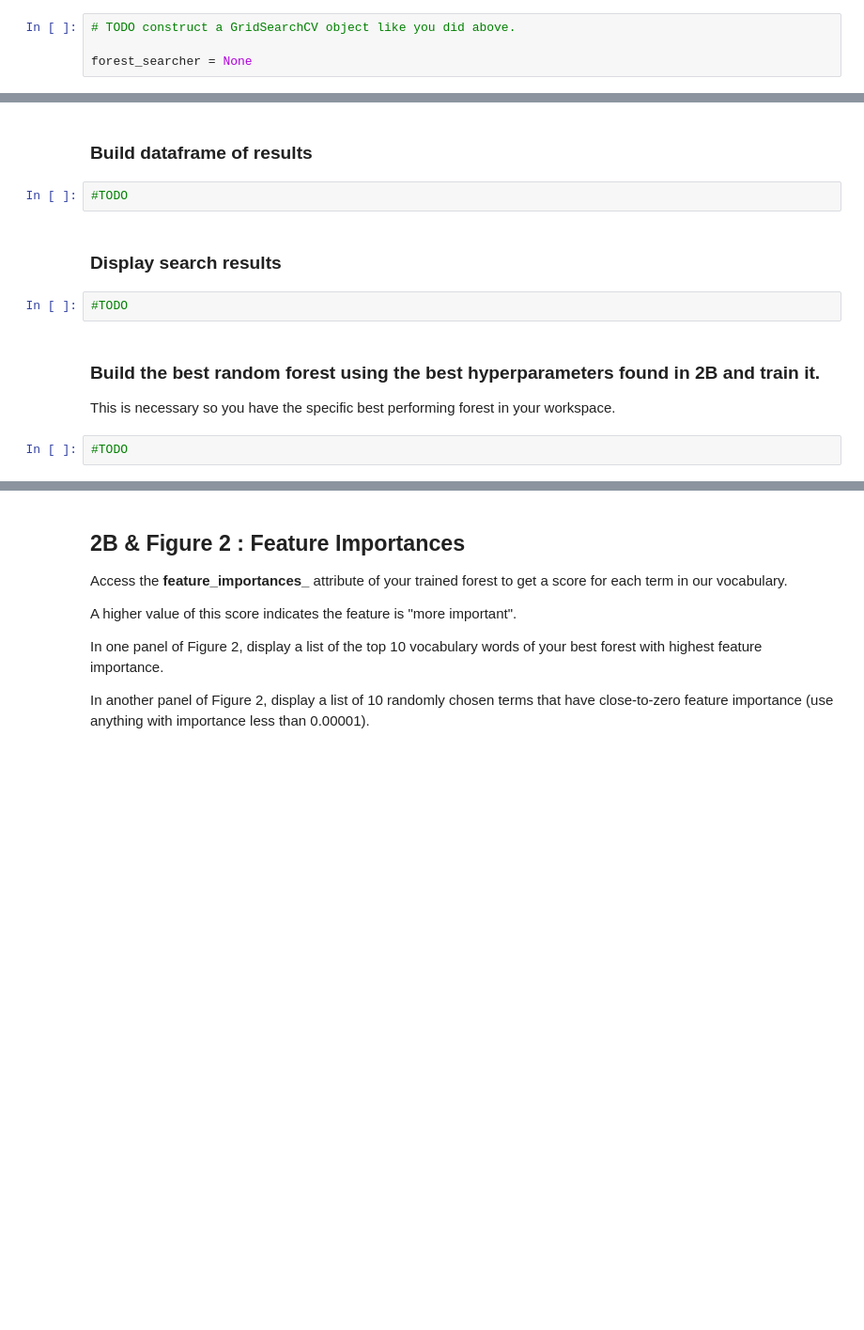
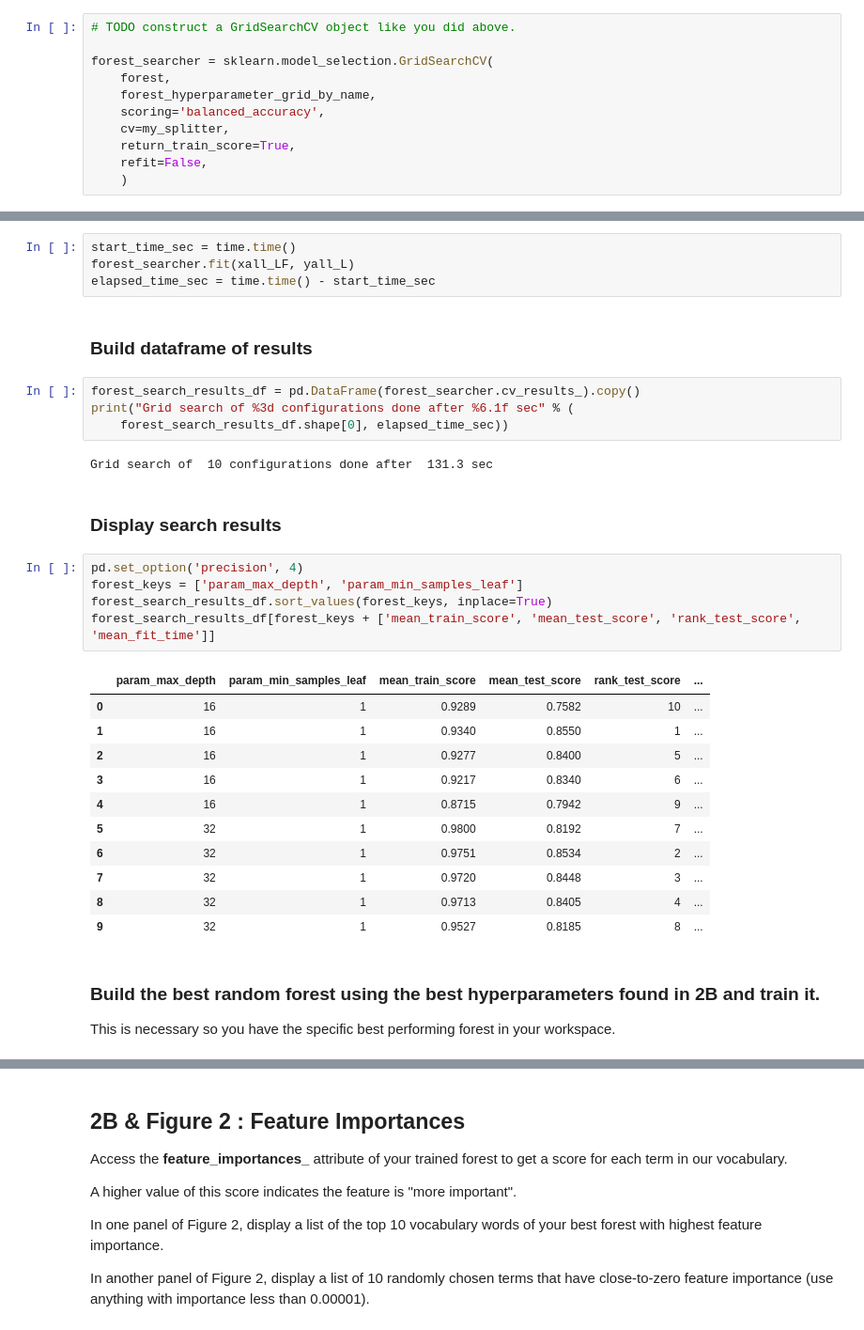
Before and after one commit to brawnerquan/comp135-20f-assignments, a Jupyter notebook: hw4/hw4.ipynb, the cells around one changed output, grey strips where cells are left out. Shown at 94% size. Cells and saved outputs as stored; diff of their text form; blank space fills up the shorter version.

```diff
--- a/hw4/hw4.ipynb
+++ b/hw4/hw4.ipynb
@@ -325,6 +325,13 @@ forest_hyperparameter_grid_by_name = dict(
 # %%
 # TODO construct a GridSearchCV object like you did above.
 
-forest_searcher = None
+forest_searcher = sklearn.model_selection.GridSearchCV(
+    forest,
+    forest_hyperparameter_grid_by_name,
+    scoring='balanced_accuracy',
+    cv=my_splitter,
+    return_train_score=True,
+    refit=False,
+    )
 # %% [markdown]
 ### Do the search!
@@ -333,14 +338,35 @@ forest_searcher = None
+# %%
+start_time_sec = time.time()
+forest_searcher.fit(xall_LF, yall_L)
+elapsed_time_sec = time.time() - start_time_sec
 # %% [markdown]
 ### Build dataframe of results
-# %%
-#TODO
+# %%
+forest_search_results_df = pd.DataFrame(forest_searcher.cv_results_).copy()
+print("Grid search of %3d configurations done after %6.1f sec" % (
+    forest_search_results_df.shape[0], elapsed_time_sec))
+# %% [output]
+Grid search of  10 configurations done after  131.3 sec
 # %% [markdown]
 ### Display search results
-# %%
-#TODO
+# %%
+pd.set_option('precision', 4)
+forest_keys = ['param_max_depth', 'param_min_samples_leaf']
+forest_search_results_df.sort_values(forest_keys, inplace=True)
+forest_search_results_df[forest_keys + ['mean_train_score', 'mean_test_score', 'rank_test_score', 'mean_fit_time']]
+# %% [output]
+|  | param_max_depth | param_min_samples_leaf | mean_train_score | mean_test_score | rank_test_score | ... |
+| 0 | 16 | 1 | 0.9289 | 0.7582 | 10 | ... |
+| 1 | 16 | 1 | 0.9340 | 0.8550 | 1 | ... |
+| 2 | 16 | 1 | 0.9277 | 0.8400 | 5 | ... |
+| 3 | 16 | 1 | 0.9217 | 0.8340 | 6 | ... |
+| 4 | 16 | 1 | 0.8715 | 0.7942 | 9 | ... |
+| 5 | 32 | 1 | 0.9800 | 0.8192 | 7 | ... |
+| 6 | 32 | 1 | 0.9751 | 0.8534 | 2 | ... |
+| 7 | 32 | 1 | 0.9720 | 0.8448 | 3 | ... |
+| 8 | 32 | 1 | 0.9713 | 0.8405 | 4 | ... |
+| 9 | 32 | 1 | 0.9527 | 0.8185 | 8 | ... |
 # %% [markdown]
 ### Build the best random forest using the best hyperparameters found in 2B and train it.
 
 This is necessary so you have the specific best performing forest in your workspace.
-# %%
-#TODO
```
Also changed, not shown: parts of 6 cells of this notebook.
